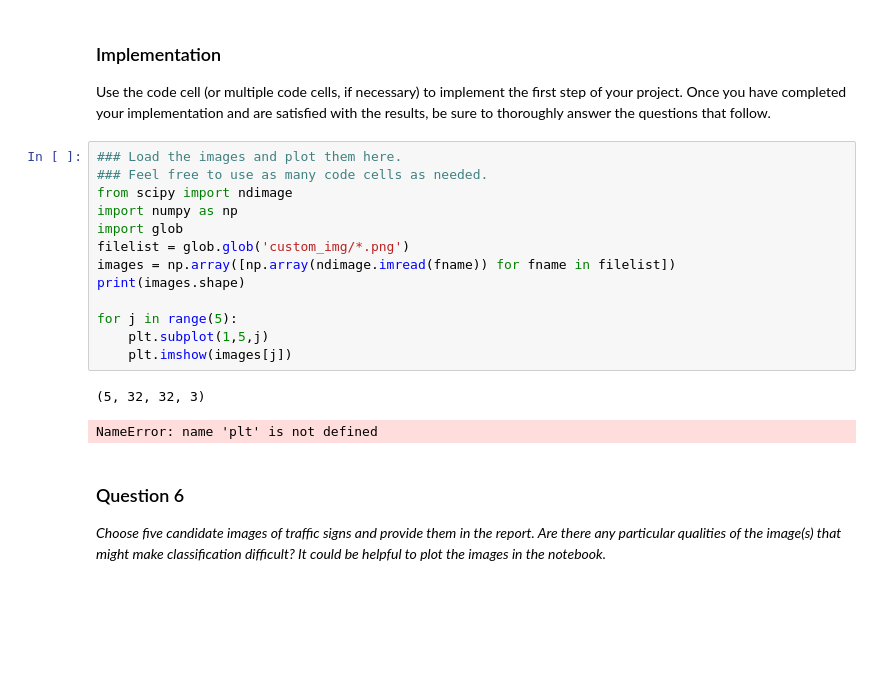
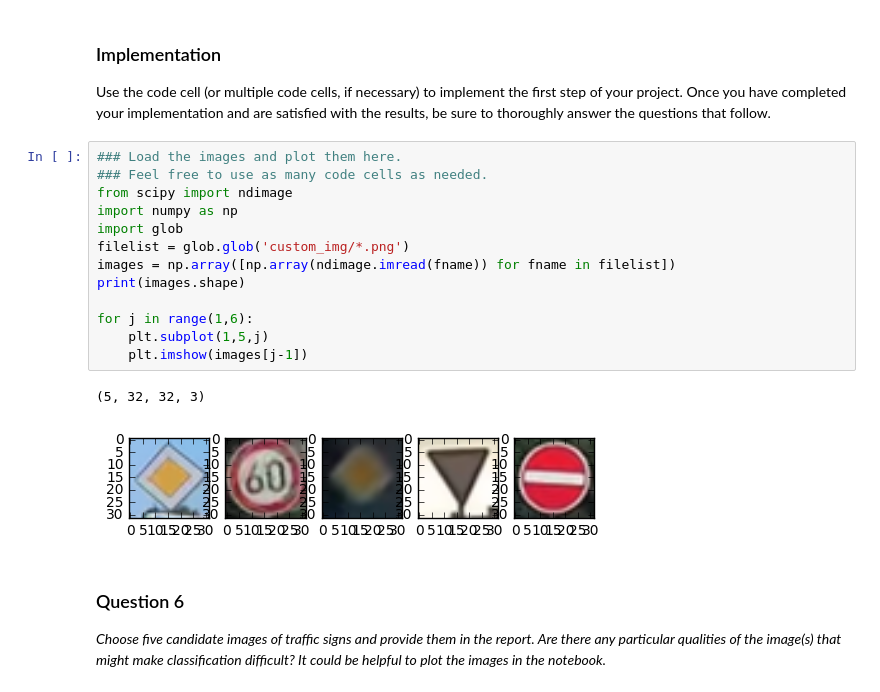
Before and after one commit to sershev/CarND-Trafic-Sign-Classifier, a Jupyter notebook: Traffic_Sign_Classifier.ipynb, the cells around one changed output. Cells and saved outputs as stored; diff of their text form; blank space fills up the shorter version.

```diff
--- a/Traffic_Sign_Classifier.ipynb
+++ b/Traffic_Sign_Classifier.ipynb
@@ -313,19 +352,19 @@ Use the code cell (or multiple code cells, if necessary) to implement the first
 # %%
 ### Load the images and plot them here.
 ### Feel free to use as many code cells as needed.
 from scipy import ndimage
 import numpy as np
 import glob
 filelist = glob.glob('custom_img/*.png')
 images = np.array([np.array(ndimage.imread(fname)) for fname in filelist])
 print(images.shape)
 
-for j in range(5):
+for j in range(1,6):
     plt.subplot(1,5,j)
-    plt.imshow(images[j])
+    plt.imshow(images[j-1])
 # %% [output]
 (5, 32, 32, 3)
-NameError: name 'plt' is not defined
+[figure, added]
 # %% [markdown]
 ### Question 6
 
```
Also changed, not shown: parts of 15 cells of this notebook, 4 other files.
